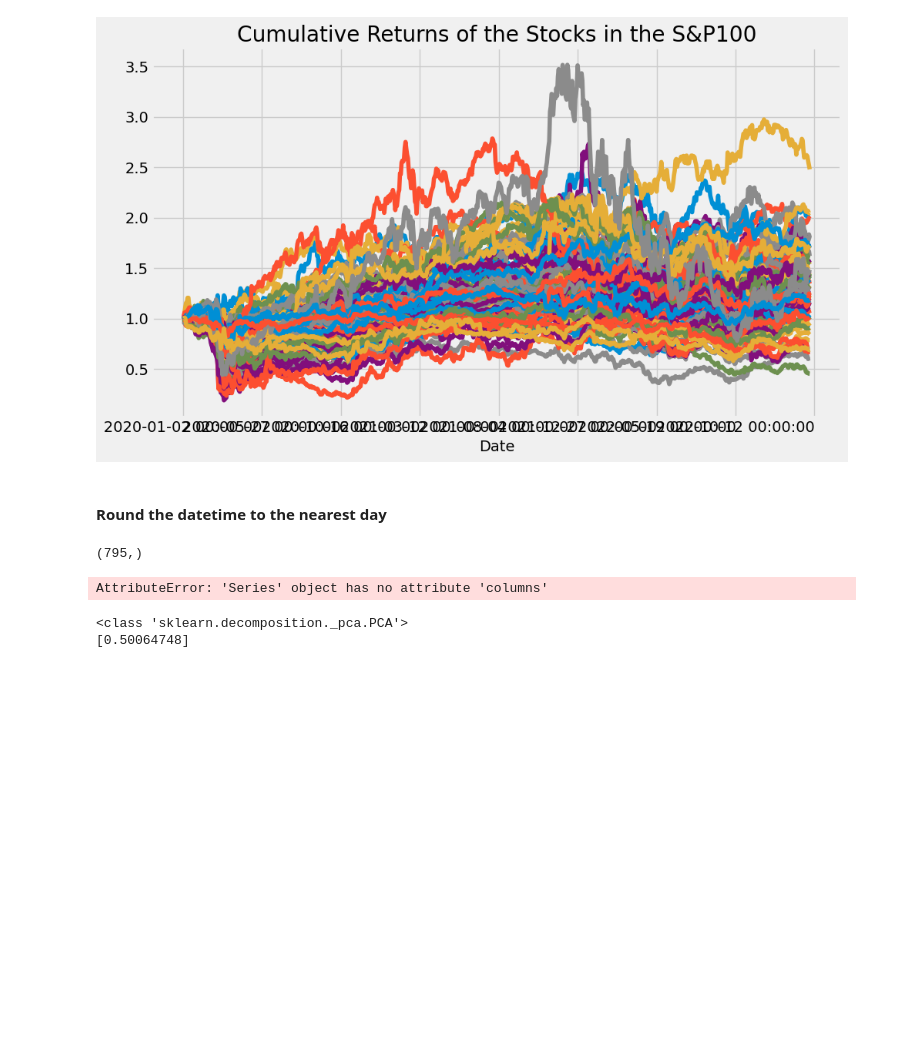
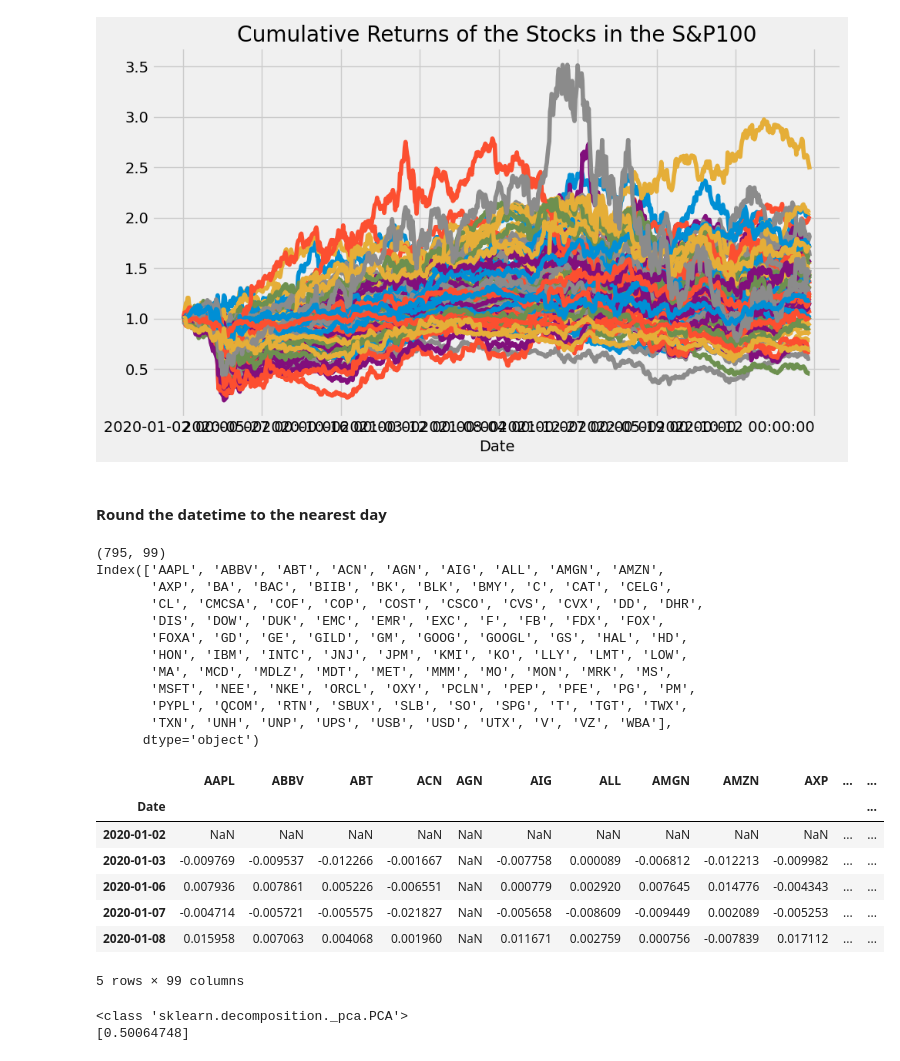
Before and after one commit to lvannote17/StockMarket, a Jupyter notebook: Stock Market Analytics with PCA.ipynb, the cells around one changed output. Drawn from its saved outputs; the diff is of its cells as text; code cells hidden in the pictures; blank space fills up the shorter version.

```diff
--- a/Stock Market Analytics with PCA.ipynb
+++ b/Stock Market Analytics with PCA.ipynb
@@ -90,11 +101,30 @@ import sklearn.decomposition as skd
 # %%
 print(rs.shape) # 795 time steps, and 99 stocks
 print(rs.columns) # the names of the stocks
 # change date in index to nearest day
-rs.index
+rs.index = pd.to_datetime(rs.index).round('D')
+rs.head()
 # %% [output]
-(795,)
+(795, 99)
+Index(['AAPL', 'ABBV', 'ABT', 'ACN', 'AGN', 'AIG', 'ALL', 'AMGN', 'AMZN',
+       'AXP', 'BA', 'BAC', 'BIIB', 'BK', 'BLK', 'BMY', 'C', 'CAT', 'CELG',
+       'CL', 'CMCSA', 'COF', 'COP', 'COST', 'CSCO', 'CVS', 'CVX', 'DD', 'DHR',
+       'DIS', 'DOW', 'DUK', 'EMC', 'EMR', 'EXC', 'F', 'FB', 'FDX', 'FOX',
+       'FOXA', 'GD', 'GE', 'GILD', 'GM', 'GOOG', 'GOOGL', 'GS', 'HAL', 'HD',
+       'HON', 'IBM', 'INTC', 'JNJ', 'JPM', 'KMI', 'KO', 'LLY', 'LMT', 'LOW',
+       'MA', 'MCD', 'MDLZ', 'MDT', 'MET', 'MMM', 'MO', 'MON', 'MRK', 'MS',
+       'MSFT', 'NEE', 'NKE', 'ORCL', 'OXY', 'PCLN', 'PEP', 'PFE', 'PG', 'PM',
+       'PYPL', 'QCOM', 'RTN', 'SBUX', 'SLB', 'SO', 'SPG', 'T', 'TGT', 'TWX',
+       'TXN', 'UNH', 'UNP', 'UPS', 'USB', 'USD', 'UTX', 'V', 'VZ', 'WBA'],
+      dtype='object')
+|  | AAPL | ABBV | ABT | ACN | AGN | AIG | ALL | AMGN | AMZN | AXP | ... | ... |
+| Date |  |  |  |  |  |  |  |  |  |  |  | ... |
+| 2020-01-02 | NaN | NaN | NaN | NaN | NaN | NaN | NaN | NaN | NaN | NaN | ... | ... |
+| 2020-01-03 | -0.009769 | -0.009537 | -0.012266 | -0.001667 | NaN | -0.007758 | 0.000089 | -0.006812 | -0.012213 | -0.009982 | ... | ... |
+| 2020-01-06 | 0.007936 | 0.007861 | 0.005226 | -0.006551 | NaN | 0.000779 | 0.002920 | 0.007645 | 0.014776 | -0.004343 | ... | ... |
+| 2020-01-07 | -0.004714 | -0.005721 | -0.005575 | -0.021827 | NaN | -0.005658 | -0.008609 | -0.009449 | 0.002089 | -0.005253 | ... | ... |
+| 2020-01-08 | 0.015958 | 0.007063 | 0.004068 | 0.001960 | NaN | 0.011671 | 0.002759 | 0.000756 | -0.007839 | 0.017112 | ... | ... |
-AttributeError: 'Series' object has no attribute 'columns'
+5 rows × 99 columns
 # %%
 
 pca = skd.PCA(1).fit(rs.fillna(0))
```
Also changed, not shown: parts of 3 cells of this notebook, 1 other file.
